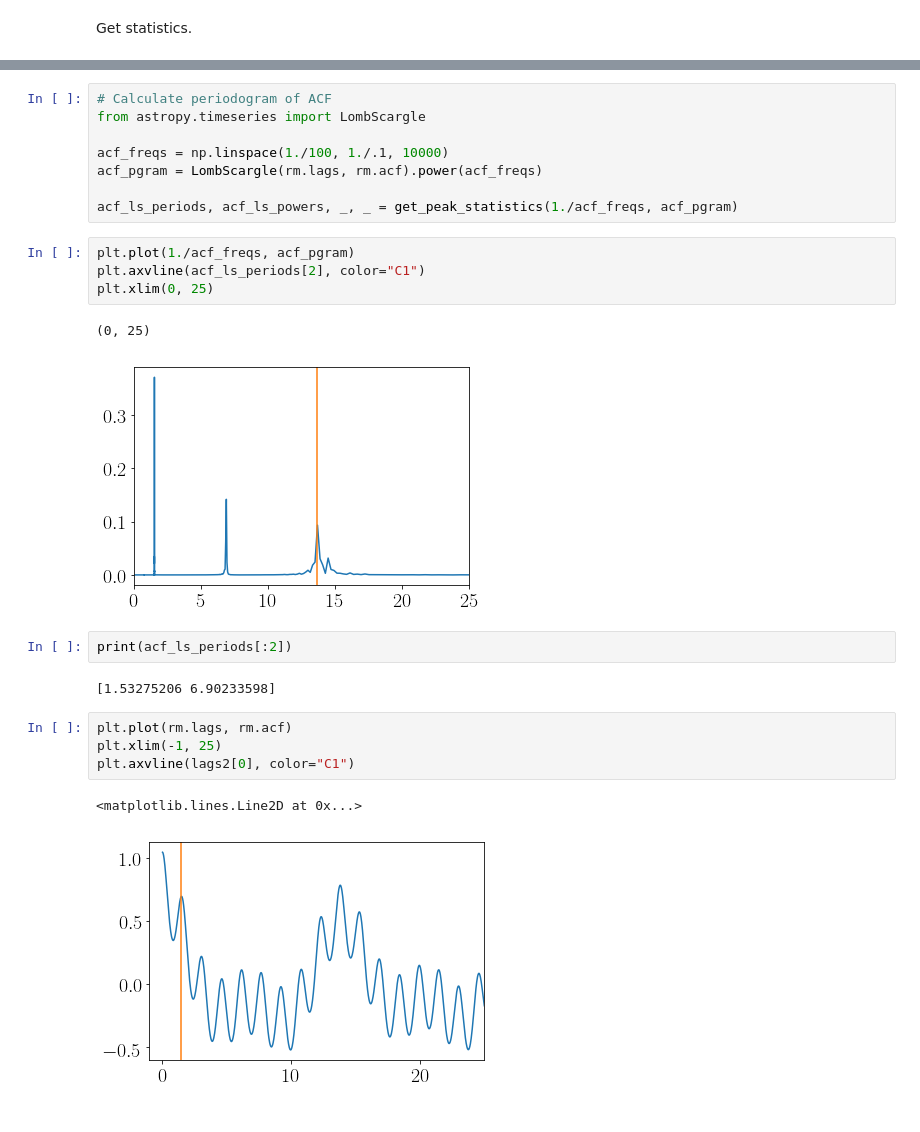
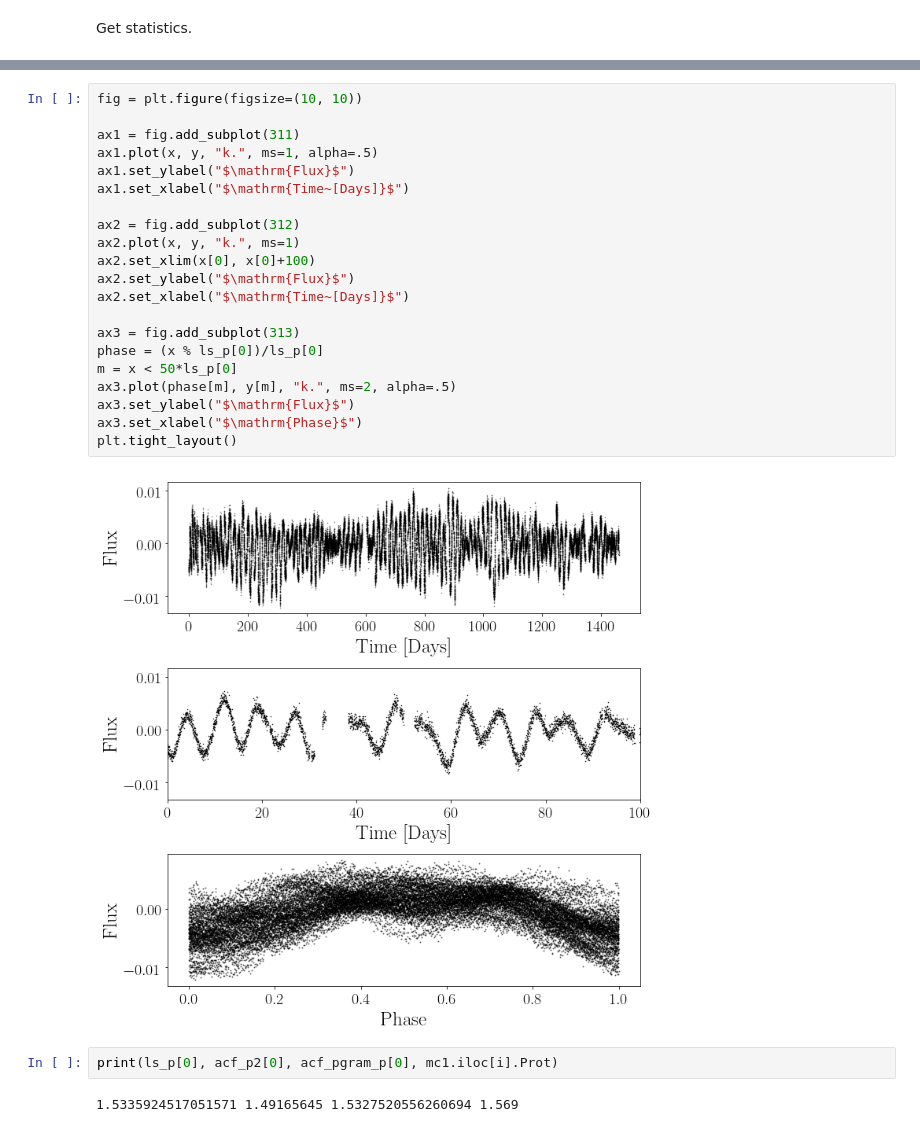
Before and after one commit to RuthAngus/TESS-rotation, a Jupyter notebook: code/Scheming.ipynb, the cells around one changed output, grey strips where cells are left out. Drawn from its saved outputs; the diff is of its cells as text.

```diff
--- a/code/Scheming.ipynb
+++ b/code/Scheming.ipynb
@@ -243,26 +190,27 @@ plt.axvline(lags2[2], color="C1")
-# %%
-# Calculate periodogram of ACF
-from astropy.timeseries import LombScargle
-
-acf_freqs = np.linspace(1./100, 1./.1, 10000)
-acf_pgram = LombScargle(rm.lags, rm.acf).power(acf_freqs)
-
-acf_ls_periods, acf_ls_powers, _, _ = get_peak_statistics(1./acf_freqs, acf_pgram)
-# %%
-plt.plot(1./acf_freqs, acf_pgram)
-plt.axvline(acf_ls_periods[2], color="C1")
-plt.xlim(0, 25)
-# %% [output]
-(0, 25)
-[figure, removed]
-# %%
-print(acf_ls_periods[:2])
-# %% [output]
-[1.53275206 6.90233598]
-# %%
-plt.plot(rm.lags, rm.acf)
-plt.xlim(-1, 25)
-plt.axvline(lags2[0], color="C1")
-# %% [output]
-<matplotlib.lines.Line2D at 0x...>
-[figure, removed]
+# %%
+fig = plt.figure(figsize=(10, 10))
+
+ax1 = fig.add_subplot(311)
+ax1.plot(x, y, "k.", ms=1, alpha=.5)
+ax1.set_ylabel("$\mathrm{Flux}$")
+ax1.set_xlabel("$\mathrm{Time~[Days]}$")
+
+ax2 = fig.add_subplot(312)
+ax2.plot(x, y, "k.", ms=1)
+ax2.set_xlim(x[0], x[0]+100)
+ax2.set_ylabel("$\mathrm{Flux}$")
+ax2.set_xlabel("$\mathrm{Time~[Days]}$")
+
+ax3 = fig.add_subplot(313)
+phase = (x % ls_p[0])/ls_p[0]
+m = x < 50*ls_p[0]
+ax3.plot(phase[m], y[m], "k.", ms=2, alpha=.5)
+ax3.set_ylabel("$\mathrm{Flux}$")
+ax3.set_xlabel("$\mathrm{Phase}$")
+plt.tight_layout()
+# %% [output]
+[figure, added]
+# %%
+print(ls_p[0], acf_p2[0], acf_pgram_p[0], mc1.iloc[i].Prot)
+# %% [output]
+1.5335924517051571 1.49165645 1.5327520556260694 1.569
```
Also changed, not shown: parts of 18 cells of this notebook.
